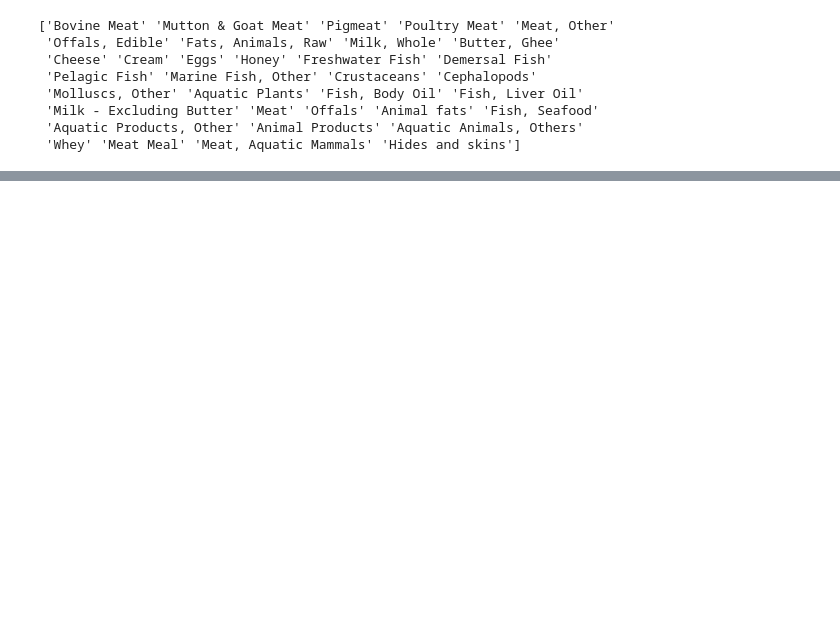
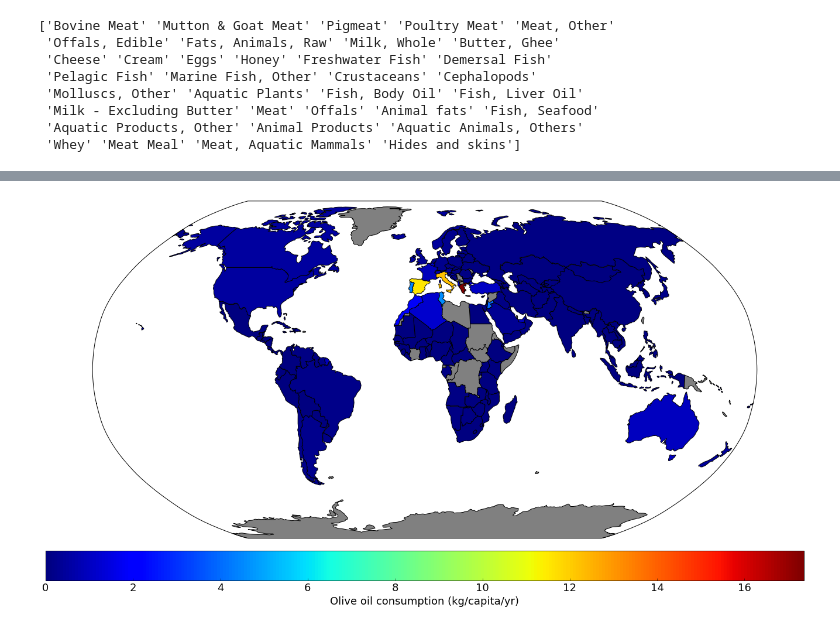
Before and after one commit to klostest/diet-and-health, a Jupyter notebook: diet-and-health.ipynb, the cells around one changed output, grey strips where cells are left out. Cells and saved outputs as stored; diff of their text form; code cells hidden in the pictures; blank space fills up the shorter version.

```diff
--- a/diet-and-health.ipynb
+++ b/diet-and-health.ipynb
@@ -267,0 +293,13 @@ Here I compute simple statistics to represent average decadal food consumption,
+# %%
+#Initialize list of lists, for both food types (crops and meat), each subset into training and testing data
+#[value]*number creates a list of size number and initializes each member with value, in Python
+#This will be a list of lists of dataframes:
+food_means = [[None]*2 for i in range(2)]
+# print food_means
+
+#Calculate food means, dropping NaNs
+for i in range(2): #training, then testing data
+    food_means[0][i] = crop_subset[i].groupby(['AreaName', 'ItemName'], as_index=False).mean()
+    food_means[1][i] = meat_subset[i].groupby(['AreaName', 'ItemName'], as_index=False).mean()
+
+food_means[0][0].head()
@@ -402,0 +536,8 @@ I also plan to characterize world diets using principal components analysis, to
+# %%
+#Map olive oil consumption from training data
+country_names = final_df_countries.tolist()
+quantity_to_map = final_df_no_agg[0]['Olive Oil'].values
+map_title = 'Olive oil consumption (kg/capita/yr)'
+map_quantity(country_names, quantity_to_map, map_title)
+# %% [output]
+[figure, added]
```
Also changed, not shown: parts of 40 cells of this notebook.
